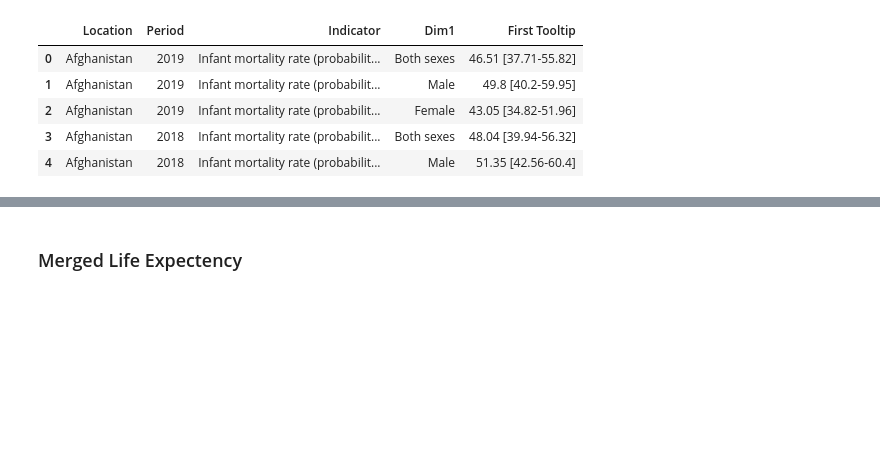
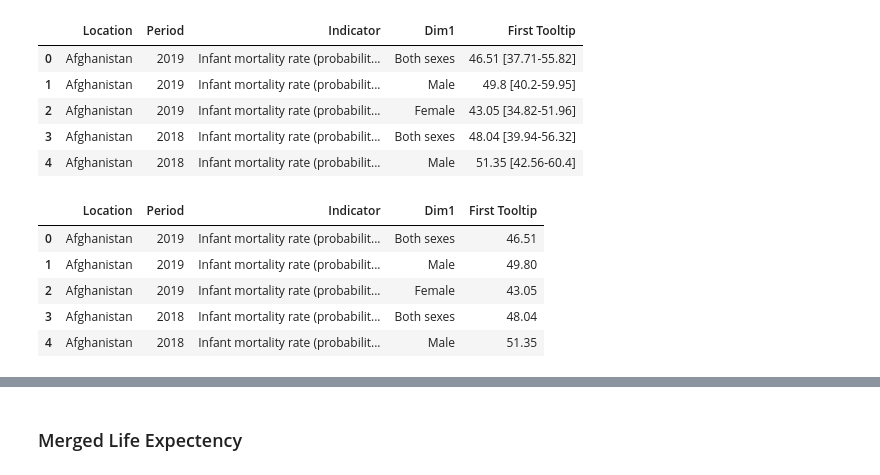
Before and after one commit to BILGI-IE-423/ie423-2024-termproject-the-a-team, a Jupyter notebook: World Health Statistics - Merged.ipynb, the cells around one changed output, grey strips where cells are left out. Saved outputs shown, nothing was run; the diff lists cells and outputs as text; code cells hidden in the pictures; blank space fills up the shorter version.

```diff
--- a/World Health Statistics - Merged.ipynb
+++ b/World Health Statistics - Merged.ipynb
@@ -202,6 +202,22 @@ merged_mortality.head()
 | 2 | Afghanistan | 2019 | Infant mortality rate (probabilit... | Female | 43.05 [34.82-51.96] |
 | 3 | Afghanistan | 2018 | Infant mortality rate (probabilit... | Both sexes | 48.04 [39.94-56.32] |
 | 4 | Afghanistan | 2018 | Infant mortality rate (probabilit... | Male | 51.35 [42.56-60.4] |
+# %%
+# Remove brackets and values inside them, ranges are unnecessary
+merged_mortality['First Tooltip'] = merged_mortality['First Tooltip'].str.extract(r'(\d+\.\d+)', expand=False)
+
+# Convert 'First Tooltip' to float
+merged_mortality['First Tooltip'] = merged_mortality['First Tooltip'].astype(float)
+
+# Print the cleaned DataFrame
+merged_mortality.head()
+# %% [output]
+|  | Location | Period | Indicator | Dim1 | First Tooltip |
+| 0 | Afghanistan | 2019 | Infant mortality rate (probabilit... | Both sexes | 46.51 |
+| 1 | Afghanistan | 2019 | Infant mortality rate (probabilit... | Male | 49.80 |
+| 2 | Afghanistan | 2019 | Infant mortality rate (probabilit... | Female | 43.05 |
+| 3 | Afghanistan | 2018 | Infant mortality rate (probabilit... | Both sexes | 48.04 |
+| 4 | Afghanistan | 2018 | Infant mortality rate (probabilit... | Male | 51.35 |
 # %%
 #Dim1 is irrelevant to our analysis so we will drop it
 
```
Also changed, not shown: parts of 14 cells of this notebook.
